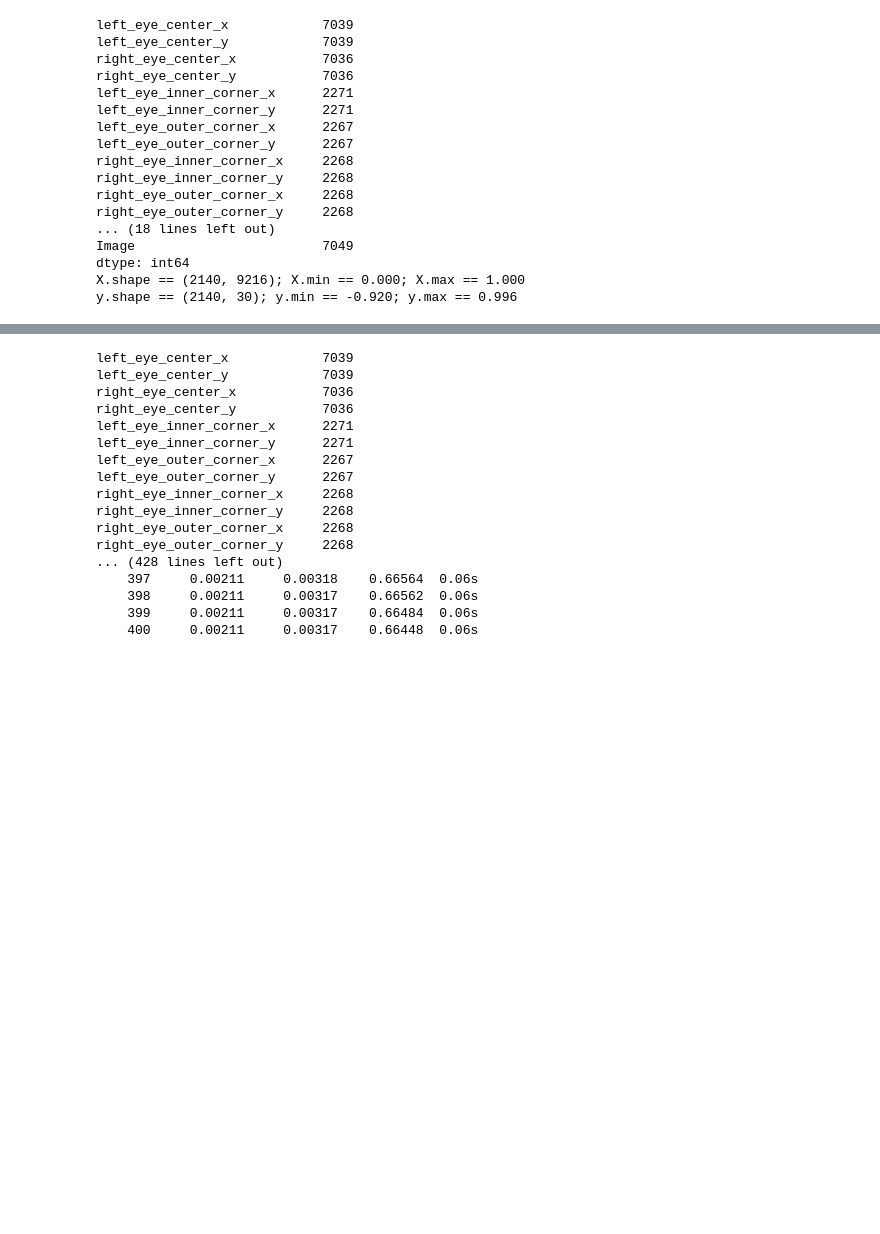
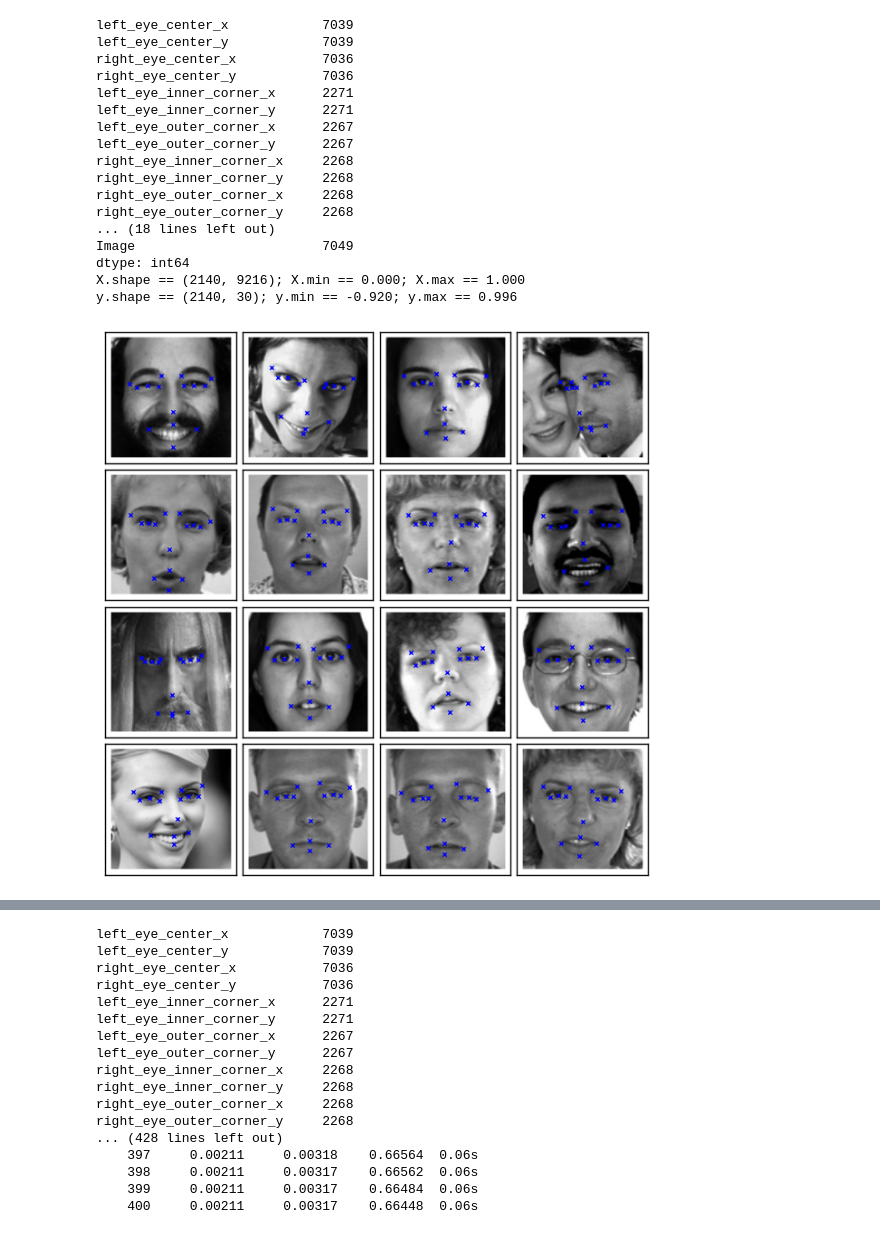
Before and after one commit to tingwenbao/Facial_KeyPoints_Detection, a Jupyter notebook: Baseline_Tingwen/Facial_Keypoints_Detection_Baseline_Tingwen.ipynb, the cells around one changed output, grey strips where cells are left out. Saved outputs shown, nothing was run; the diff lists cells and outputs as text; code cells hidden in the pictures; blank space fills up the shorter version.

```diff
--- a/Baseline_Tingwen/Facial_Keypoints_Detection_Baseline_Tingwen.ipynb
+++ b/Baseline_Tingwen/Facial_Keypoints_Detection_Baseline_Tingwen.ipynb
@@ -26,9 +34,12 @@ import theano
 # %%
 
 # change the directory to where you put the datasets
-FTRAIN = '~/Facial_KeyPoints_Detection/training.csv'
-FTEST = '~/Facial_KeyPoints_Detection/test.csv'
 
+#FTRAIN = '~/Facial_KeyPoints_Detection/training.csv'
+#FTEST = '~/Facial_KeyPoints_Detection/test.csv'
+
+FTRAIN = '~/Desktop/W207Final/training.csv'
+FTEST = '~/Desktop/W207Final/test.csv'
 
 def load(test=False, cols=None):
     """Loads data from FTEST if *test* is True, otherwise from FTRAIN.
@@ -85,3 +96,21 @@ Image                        7049
 dtype: int64
 X.shape == (2140, 9216); X.min == 0.000; X.max == 1.000
 y.shape == (2140, 30); y.min == -0.920; y.max == 0.996
+# %%
+# Plot some training examples to better understand X and y
+def plot_sample(x, y, axis):
+    img = x.reshape(96, 96)
+    axis.imshow(img, cmap='gray')
+    axis.scatter(y[0::2] * 48 + 48, y[1::2] * 48 + 48, marker='x', s=10)
+
+fig = pyplot.figure(figsize=(6, 6))
+fig.subplots_adjust(
+    left=0, right=1, bottom=0, top=1, hspace=0.05, wspace=0.05)
+
+for i in range(0,16):
+    ax = fig.add_subplot(4, 4, i + 1, xticks=[], yticks=[])
+    plot_sample(X[i], y[i], ax)
+
+pyplot.show()
+# %% [output]
+[figure, added]
```
Also changed, not shown: parts of 15 cells of this notebook.
